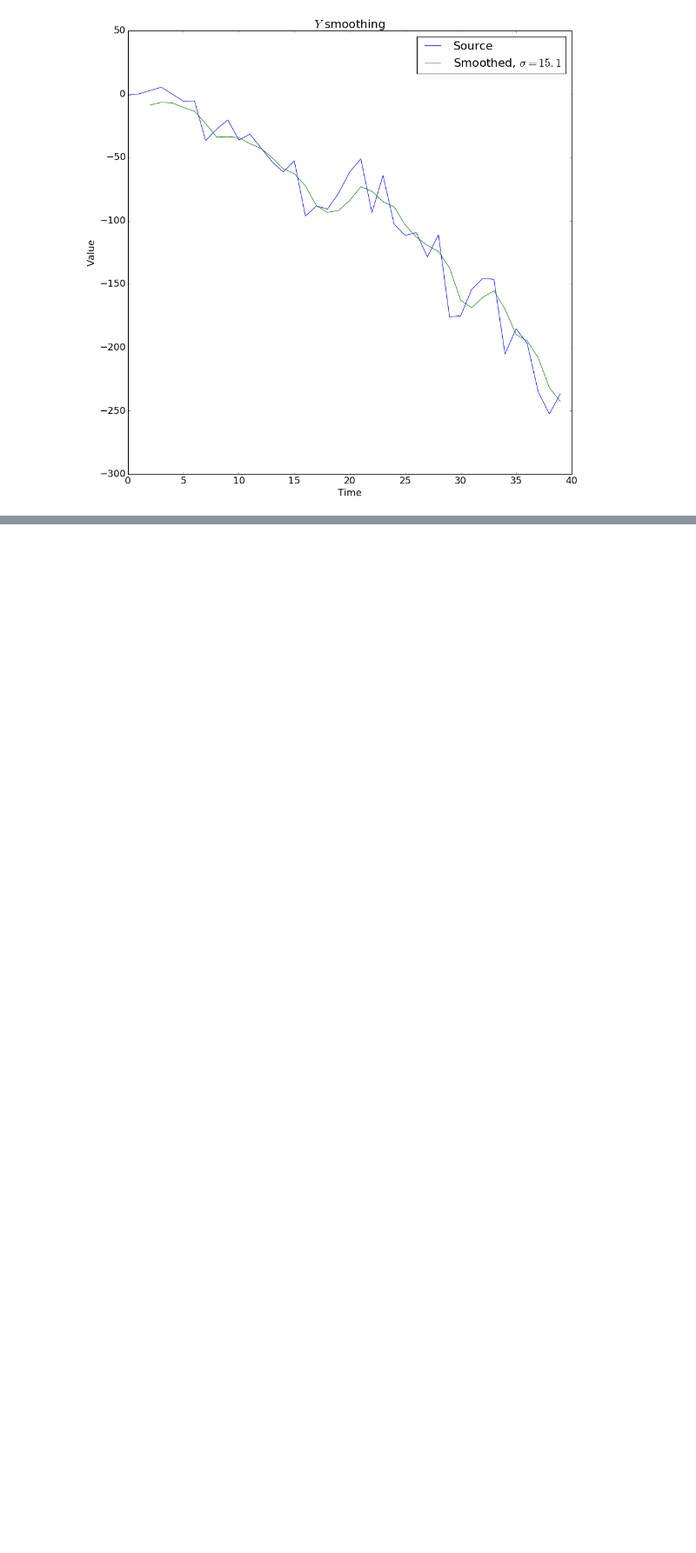
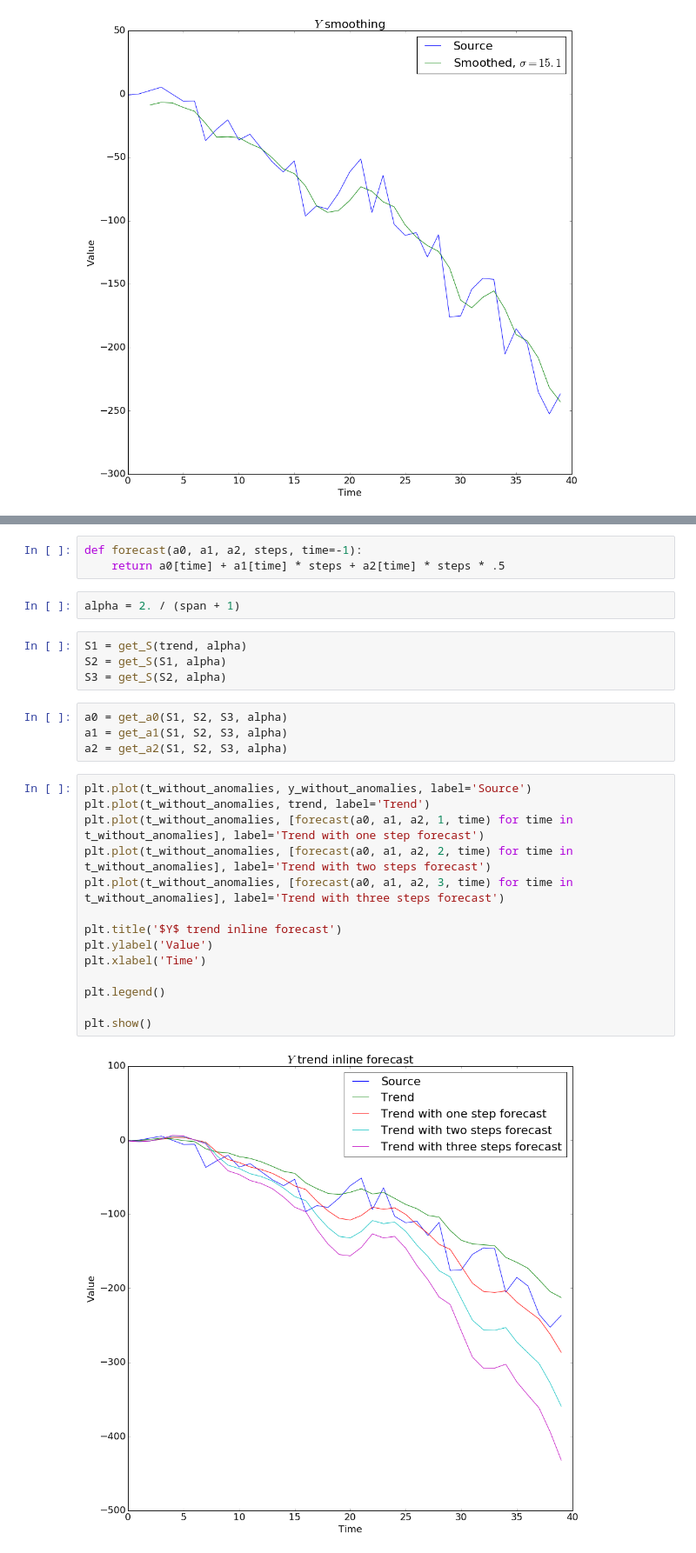
Before and after one commit to definability/statistical-analysis, a Jupyter notebook: course/Notebook/Coursework.ipynb, the cells around one changed output, grey strips where cells are left out. Shown at 87% size. Saved outputs shown, nothing was run; the diff lists cells and outputs as text; blank space fills up the shorter version.

Commit message:
Implemented trend line forecasting

```diff
--- a/course/Notebook/Coursework.ipynb
+++ b/course/Notebook/Coursework.ipynb
@@ -324,0 +374,29 @@ plt.show()
+# %%
+def forecast(a0, a1, a2, steps, time=-1):
+    return a0[time] + a1[time] * steps + a2[time] * steps * .5
+# %%
+alpha = 2. / (span + 1)
+# %%
+S1 = get_S(trend, alpha)
+S2 = get_S(S1, alpha)
+S3 = get_S(S2, alpha)
+# %%
+a0 = get_a0(S1, S2, S3, alpha)
+a1 = get_a1(S1, S2, S3, alpha)
+a2 = get_a2(S1, S2, S3, alpha)
+# %%
+plt.plot(t_without_anomalies, y_without_anomalies, label='Source')
+plt.plot(t_without_anomalies, trend, label='Trend')
+plt.plot(t_without_anomalies, [forecast(a0, a1, a2, 1, time) for time in t_without_anomalies], label='Trend with one step forecast')
+plt.plot(t_without_anomalies, [forecast(a0, a1, a2, 2, time) for time in t_without_anomalies], label='Trend with two steps forecast')
+plt.plot(t_without_anomalies, [forecast(a0, a1, a2, 3, time) for time in t_without_anomalies], label='Trend with three steps forecast')
+
+plt.title('$Y$ trend inline forecast')
+plt.ylabel('Value')
+plt.xlabel('Time')
+
+plt.legend()
+
+plt.show()
+# %% [output]
+[figure, added]
```
Also changed, not shown: parts of 6 cells of this notebook.
